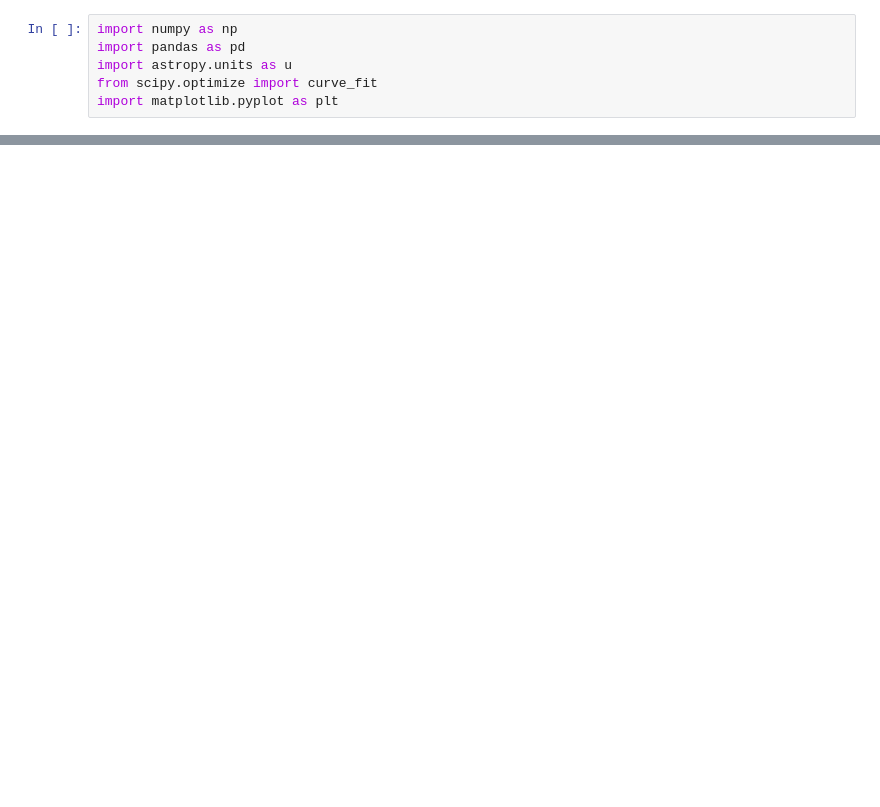
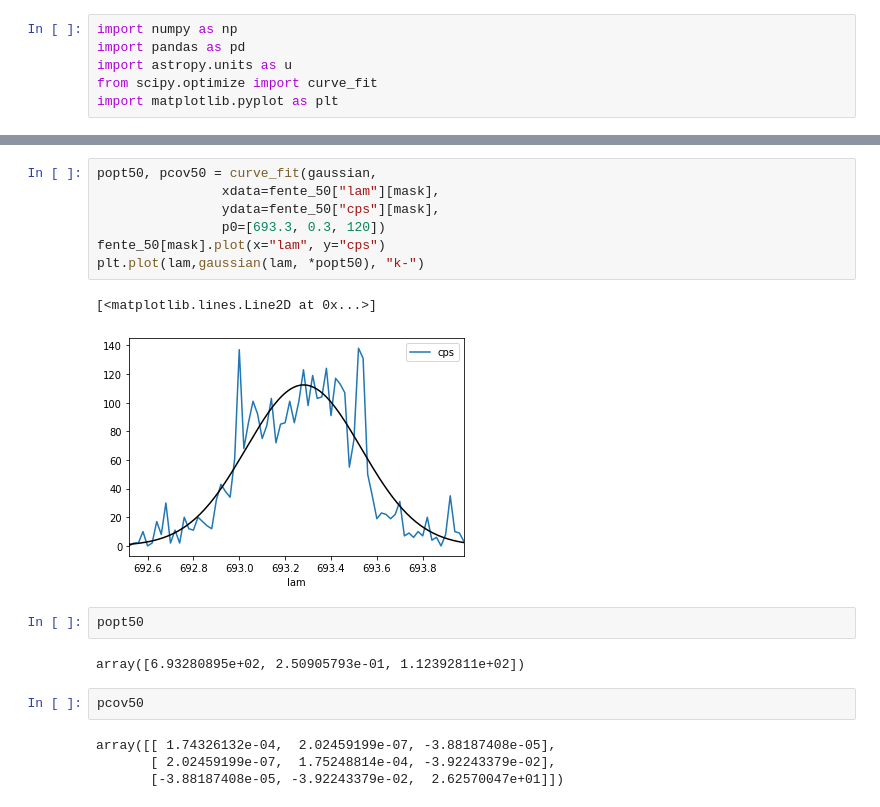
Before and after one commit to AlexandreAdam/Optic_Experiments, a Jupyter notebook: Lab/Raman_Scattering/visulisations.ipynb, the cells around one changed output, grey strips where cells are left out. Saved outputs shown, nothing was run; the diff lists cells and outputs as text; blank space fills up the shorter version.

```diff
--- a/Lab/Raman_Scattering/visulisations.ipynb
+++ b/Lab/Raman_Scattering/visulisations.ipynb
@@ -45,0 +68,20 @@ plt.plot(lam, y_estimated, "k-")
+# %%
+popt50, pcov50 = curve_fit(gaussian,
+                xdata=fente_50["lam"][mask],
+                ydata=fente_50["cps"][mask],
+                p0=[693.3, 0.3, 120])
+fente_50[mask].plot(x="lam", y="cps")
+plt.plot(lam,gaussian(lam, *popt50), "k-")
+# %% [output]
+[<matplotlib.lines.Line2D at 0x...>]
+[figure, added]
+# %%
+popt50
+# %% [output]
+array([6.93280895e+02, 2.50905793e-01, 1.12392811e+02])
+# %%
+pcov50
+# %% [output]
+array([[ 1.74326132e-04,  2.02459199e-07, -3.88187408e-05],
+       [ 2.02459199e-07,  1.75248814e-04, -3.92243379e-02],
+       [-3.88187408e-05, -3.92243379e-02,  2.62570047e+01]])
```
Also changed, not shown: parts of 18 cells of this notebook, 2 other files.
